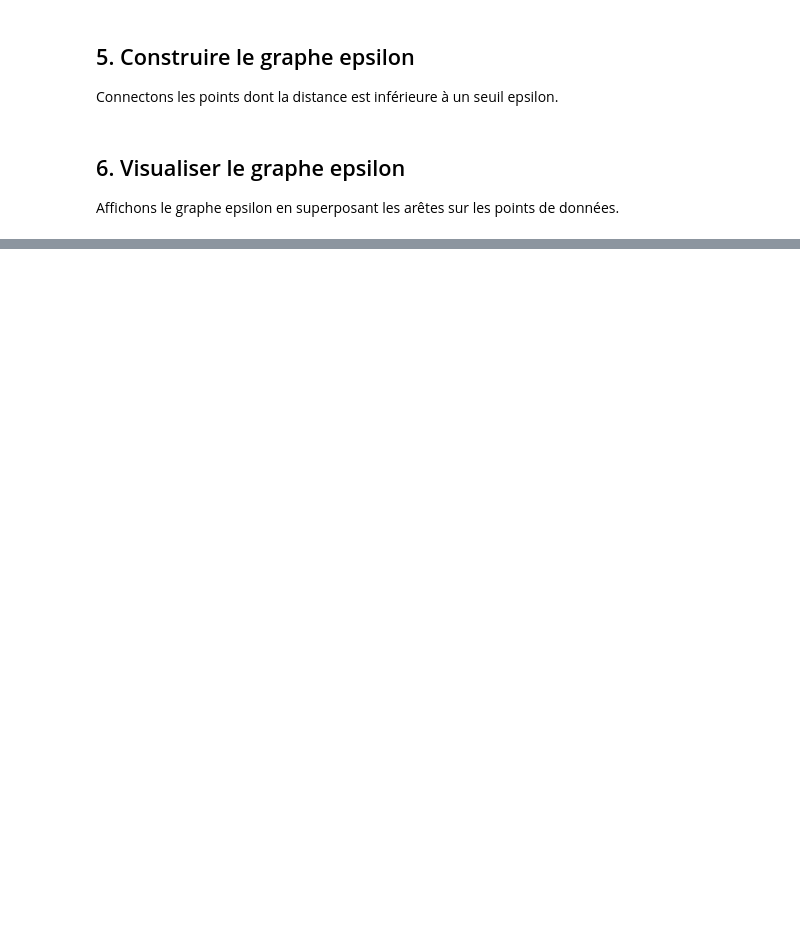
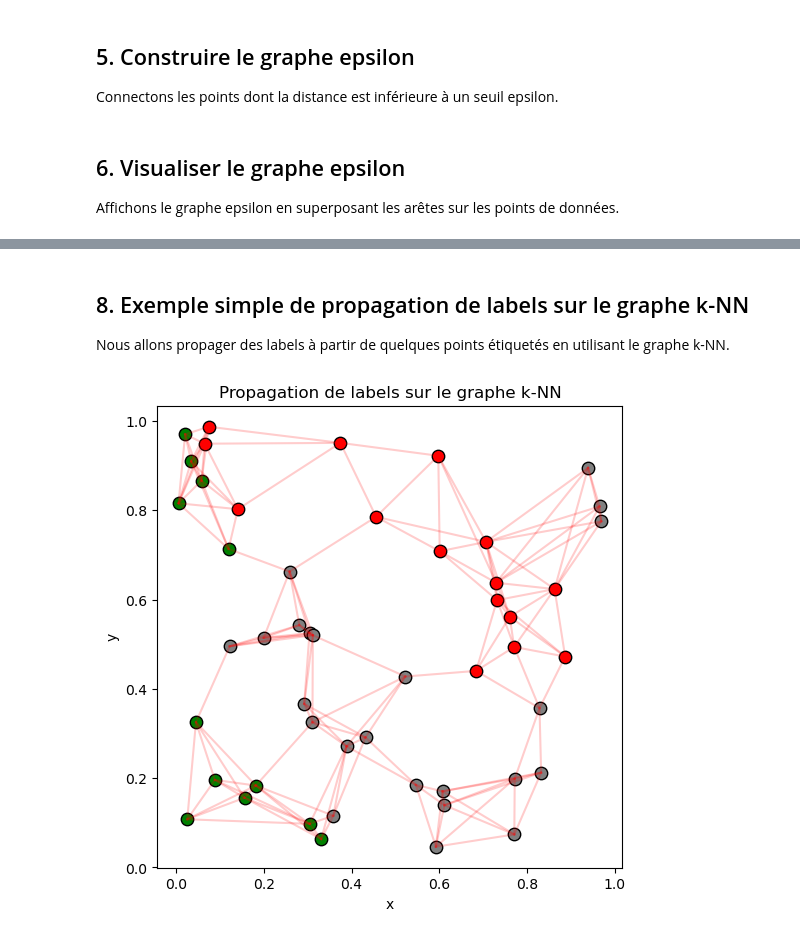
Before and after one commit to youssef-mesri/TR-Data-Soph.IA, a Jupyter notebook: labs/graphe_knn_epsilon.ipynb, the cells around one changed output, grey strips where cells are left out. Cells and saved outputs as stored; diff of their text form; code cells hidden in the pictures; blank space fills up the shorter version.

```diff
--- a/labs/graphe_knn_epsilon.ipynb
+++ b/labs/graphe_knn_epsilon.ipynb
@@ -76,0 +142,35 @@ plt.show()
+# %% [markdown]
+## 8. Exemple simple de propagation de labels sur le graphe k-NN
+Nous allons propager des labels à partir de quelques points étiquetés en utilisant le graphe k-NN.
+# %%
+# Création de labels initiaux (2 classes, quelques points étiquetés)
+labels = np.full(N, -1)  # -1 = non étiqueté
+labels[0] = 0  # classe 0
+labels[1] = 0
+labels[2] = 1  # classe 1
+labels[3] = 1
+# Propagation simple par voisinage (1 itération)
+new_labels = labels.copy()
+for i in range(N):
+    if labels[i] == -1:
+        voisins = [j for j in G_knn.neighbors(i) if labels[j] != -1]
+        if voisins:
+            # Prend le label majoritaire parmi les voisins étiquetés
+            vals, counts = np.unique(labels[voisins], return_counts=True)
+            new_labels[i] = vals[np.argmax(counts)]
+labels = new_labels
+# Visualisation des labels propagés
+plt.figure(figsize=(6,6))
+colors = np.array(['red', 'green', 'gray'])
+for i in range(N):
+    plt.scatter(X[i,0], X[i,1], color=colors[labels[i]], s=80, edgecolor='black')
+for edge in G_knn.edges():
+    x0, y0 = X[edge[0]]
+    x1, y1 = X[edge[1]]
+    plt.plot([x0, x1], [y0, y1], 'r-', alpha=0.2)
+plt.title('Propagation de labels sur le graphe k-NN')
+plt.xlabel('x')
+plt.ylabel('y')
+plt.show()
+# %% [output]
+[figure, added]
```
Also changed, not shown: parts of 11 cells of this notebook, 1 other file.
